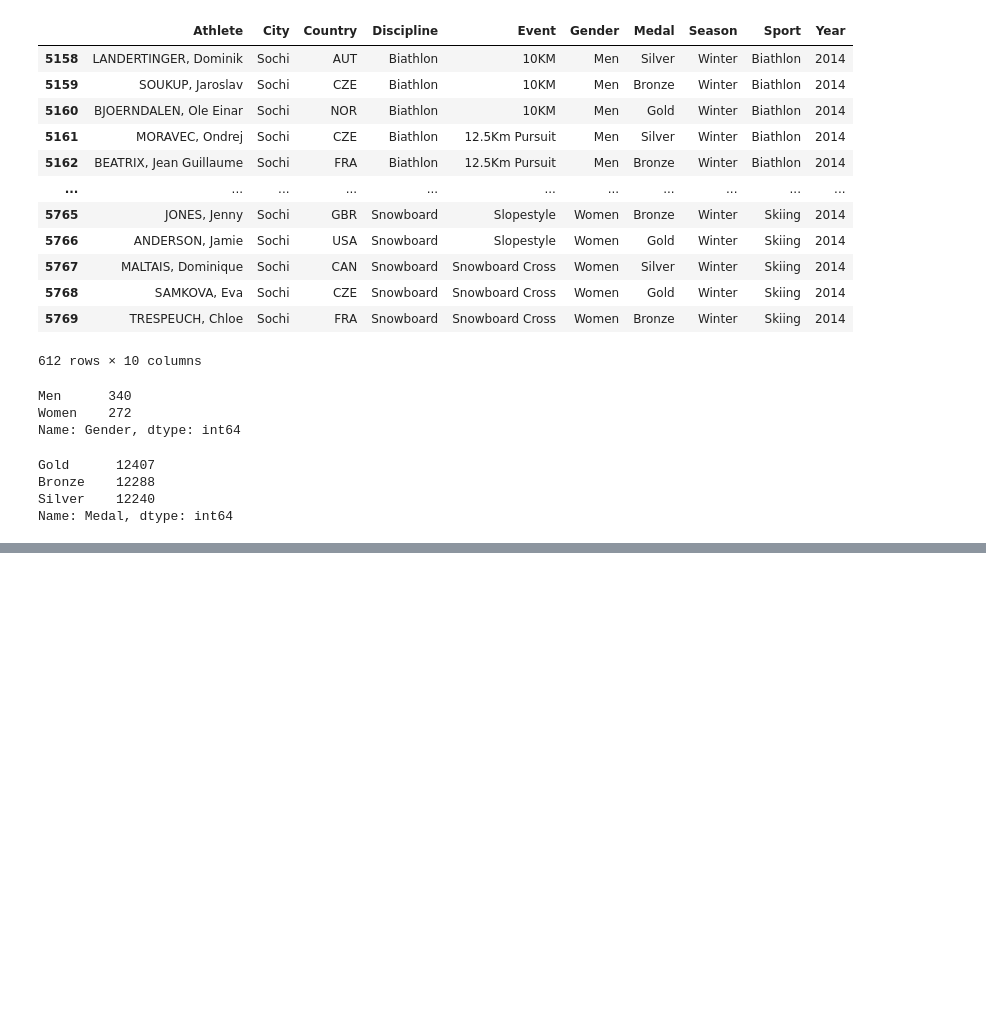
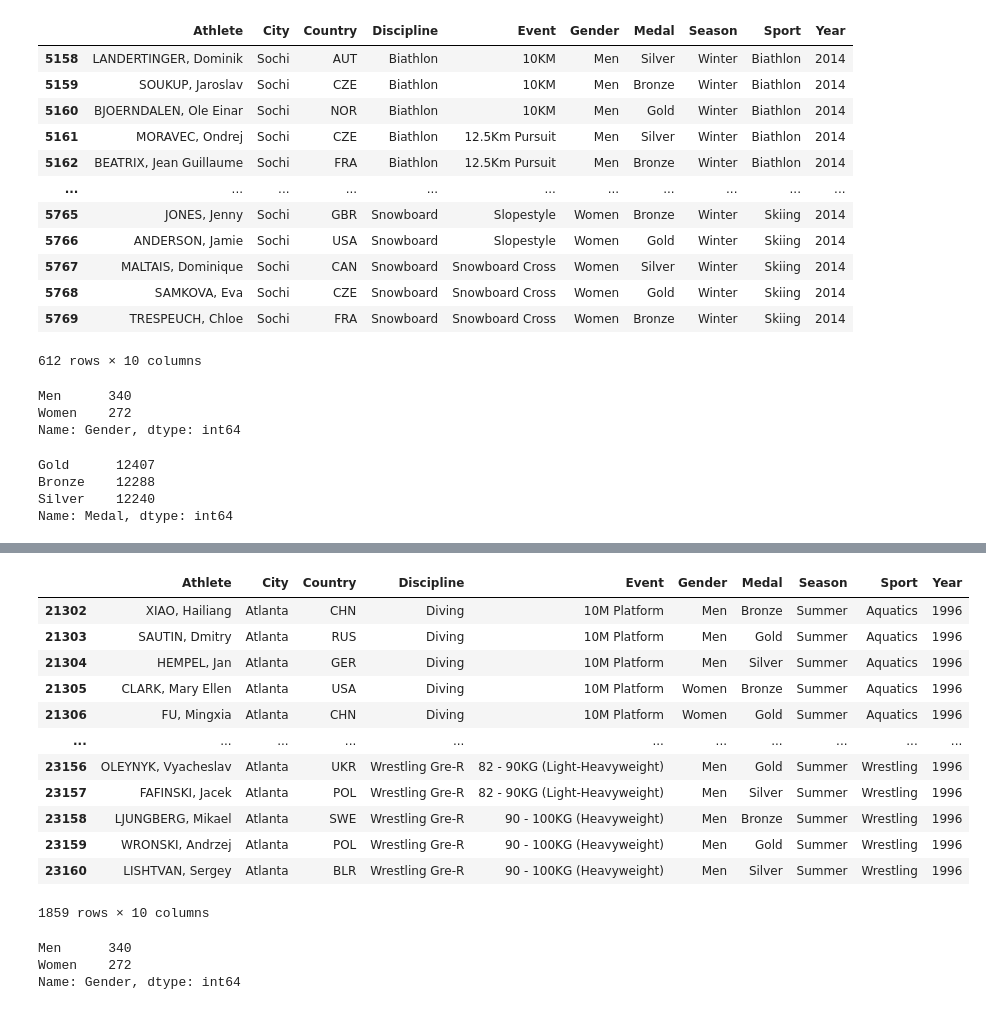
Before and after one commit to candacepedraza61/week7-analysis, a Jupyter notebook: week7-demo.ipynb, the cells around one changed output, grey strips where cells are left out. Drawn from its saved outputs; the diff is of its cells as text; code cells hidden in the pictures; blank space fills up the shorter version.

```diff
--- a/week7-demo.ipynb
+++ b/week7-demo.ipynb
@@ -304,0 +478,29 @@ Name: Medal, dtype: int64
+# %%
+df_atl = oly[oly["City"] == "Atlanta"]
+df_atl
+# %% [output]
+|  | Athlete | City | Country | Discipline | Event | Gender | Medal | Season | Sport | Year |
+| 21302 | XIAO, Hailiang | Atlanta | CHN | Diving | 10M Platform | Men | Bronze | Summer | Aquatics | 1996 |
+| 21303 | SAUTIN, Dmitry | Atlanta | RUS | Diving | 10M Platform | Men | Gold | Summer | Aquatics | 1996 |
+| 21304 | HEMPEL, Jan | Atlanta | GER | Diving | 10M Platform | Men | Silver | Summer | Aquatics | 1996 |
+| 21305 | CLARK, Mary Ellen | Atlanta | USA | Diving | 10M Platform | Women | Bronze | Summer | Aquatics | 1996 |
+| 21306 | FU, Mingxia | Atlanta | CHN | Diving | 10M Platform | Women | Gold | Summer | Aquatics | 1996 |
+| ... | ... | ... | ... | ... | ... | ... | ... | ... | ... | ... |
+| 23156 | OLEYNYK, Vyacheslav | Atlanta | UKR | Wrestling Gre-R | 82 - 90KG (Light-Heavyweight) | Men | Gold | Summer | Wrestling | 1996 |
+| 23157 | FAFINSKI, Jacek | Atlanta | POL | Wrestling Gre-R | 82 - 90KG (Light-Heavyweight) | Men | Silver | Summer | Wrestling | 1996 |
+| 23158 | LJUNGBERG, Mikael | Atlanta | SWE | Wrestling Gre-R | 90 - 100KG (Heavyweight) | Men | Bronze | Summer | Wrestling | 1996 |
+| 23159 | WRONSKI, Andrzej | Atlanta | POL | Wrestling Gre-R | 90 - 100KG (Heavyweight) | Men | Gold | Summer | Wrestling | 1996 |
+| 23160 | LISHTVAN, Sergey | Atlanta | BLR | Wrestling Gre-R | 90 - 100KG (Heavyweight) | Men | Silver | Summer | Wrestling | 1996 |
+1859 rows × 10 columns
+# %%
+#Values in a column
+#df_name["column_name"].value_counts()
+
+#so how many men and women won medals at Sochi?
+#sochi_df.Gender.value_counts()
+
+df_sochi["Gender"].value_counts()
+# %% [output]
+Men      340
+Women    272
+Name: Gender, dtype: int64
```
Also changed, not shown: parts of 28 cells of this notebook.
